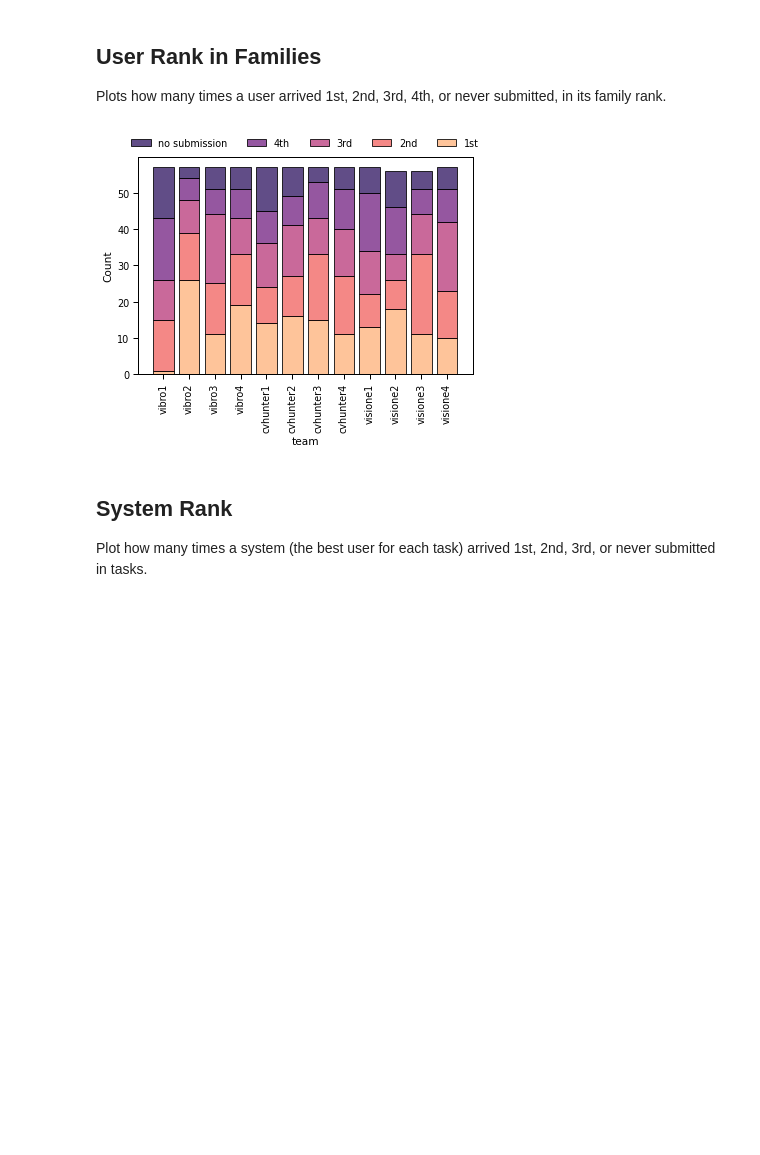
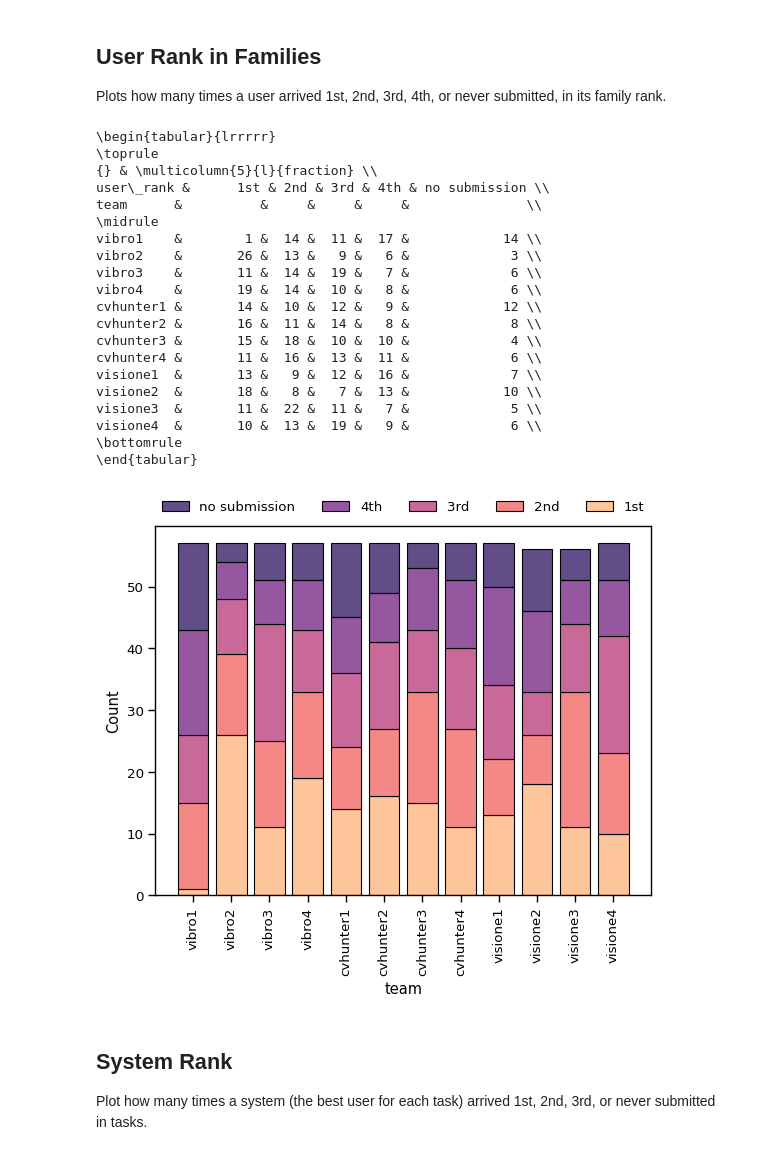
Before and after one commit to Visual-Computing/VBS22-Post-Evaluation, a Jupyter notebook: notebooks/Teams_Results_Analysis.ipynb, the cells around one changed output. Cells and saved outputs as stored; diff of their text form; code cells hidden in the pictures; blank space fills up the shorter version.

Commit message:
small adjustments to plots
- renamed 'DRES score' to 'score',
- changed avg to median in boxplots
- added tabular versions of users/systems ranks plots

```diff
--- a/notebooks/Teams_Results_Analysis.ipynb
+++ b/notebooks/Teams_Results_Analysis.ipynb
@@ -625,34 +625,56 @@ def rank(x):
     return x.replace(0, np.nan).rank(method='first', ascending=False, na_option='keep')
 
 user_rank = plot_data.groupby(['teamFamily', 'task']).score.apply(rank)
 user_rank_map = {
     1.0: '1st',
     2.0: '2nd',
     3.0: '3rd',
     4.0: '4th',
     np.nan: 'no submission',
 }
 user_rank = user_rank.replace(user_rank_map)
 plot_data = plot_data.assign(user_rank=user_rank)
 plot_data = plot_data.groupby('team').user_rank.value_counts(normalize=False).to_frame('fraction').reset_index()
 
 if True:  # VBSE final rank order of users
     team_order = [f'{t}{u}' for t, u in itertools.product(('vibro', 'cvhunter','visione',), (1, 2, 3, 4))]
     plot_data = plot_data.assign(team=pd.Categorical(plot_data.team, team_order))
 else:  # user ranked by descending '1st'
     # team_order = plot_data.query('user_rank == "1st"').sort_values('fraction', ascending=False).team.unique()
     team_order = plot_data.pivot_table(index='team', columns='user_rank', values='fraction', aggfunc='sum').fillna(0).sort_values(['1st', '2nd', '3rd', '4th', 'no submission'], ascending=[False]*5).index
     plot_data = plot_data.assign(team=pd.Categorical(plot_data.team, team_order))
 
 # plot_data
 hue_order = list(user_rank_map.values())[::-1]
 ax = sns.histplot(plot_data, x='team', hue='user_rank', weights='fraction', multiple='stack', shrink=0.8, hue_order=hue_order, palette="magma")
 plt.xticks(rotation=90)
 # move legend outside
 sns.move_legend(ax, "lower center", bbox_to_anchor=(.5, 1), ncol=5, title=None, frameon=False)
 plt.savefig(f'{output_dir}/kis_systems_best_worse.pdf', format='pdf', bbox_inches="tight")
+plot_data.to_csv(f'{output_dir}/kis_systems_best_worse.csv', index=False)
+print(plot_data.pivot_table(index='team', columns='user_rank').to_latex())
 # %% [output]
+\begin{tabular}{lrrrrr}
+\toprule
+{} & \multicolumn{5}{l}{fraction} \\
+user\_rank &      1st & 2nd & 3rd & 4th & no submission \\
+team      &          &     &     &     &               \\
+\midrule
+vibro1    &        1 &  14 &  11 &  17 &            14 \\
+vibro2    &       26 &  13 &   9 &   6 &             3 \\
+vibro3    &       11 &  14 &  19 &   7 &             6 \\
+vibro4    &       19 &  14 &  10 &   8 &             6 \\
+cvhunter1 &       14 &  10 &  12 &   9 &            12 \\
+cvhunter2 &       16 &  11 &  14 &   8 &             8 \\
+cvhunter3 &       15 &  18 &  10 &  10 &             4 \\
+cvhunter4 &       11 &  16 &  13 &  11 &             6 \\
+visione1  &       13 &   9 &  12 &  16 &             7 \\
+visione2  &       18 &   8 &   7 &  13 &            10 \\
+visione3  &       11 &  22 &  11 &   7 &             5 \\
+visione4  &       10 &  13 &  19 &   9 &             6 \\
+\bottomrule
+\end{tabular}
-[figure, old version]
+[figure, new version]
 # %%
 # plot_data = df_results
 # plot_data = team_time_recall_table_df.unstack(2).stack(0).reset_index().rename(columns={"level_0": "team", "level_1": "item"})
```
Also changed, not shown: parts of 16 cells of this notebook.
